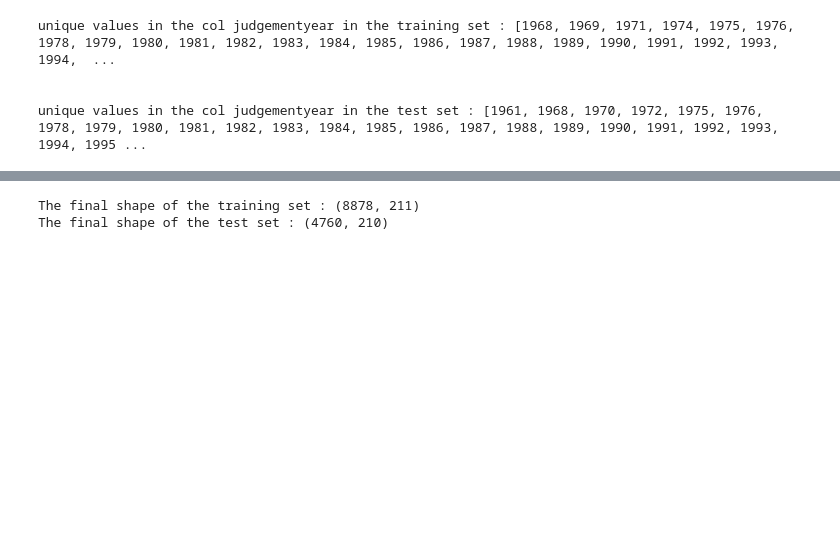
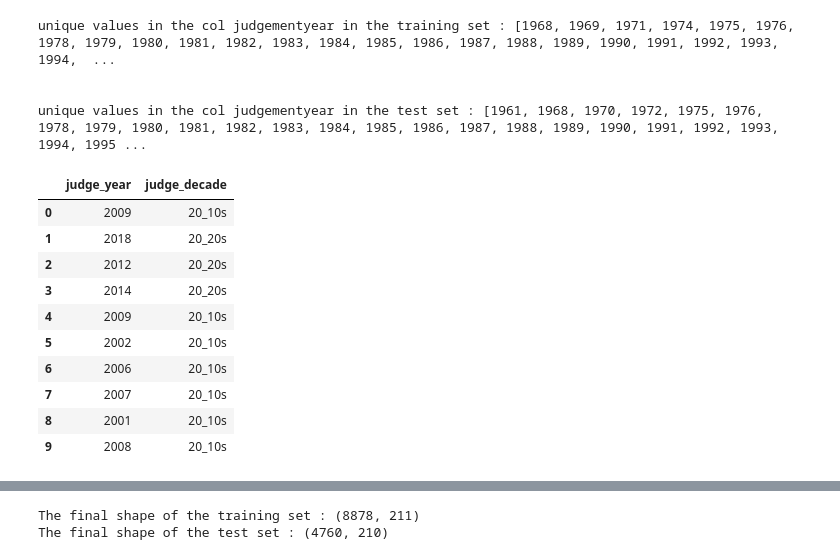
Before and after one commit to nabanitarimpi/customer-grievance-prediction, a Jupyter notebook: predict_grievance.ipynb, the cells around one changed output, grey strips where cells are left out. Saved outputs shown, nothing was run; the diff lists cells and outputs as text; code cells hidden in the pictures; blank space fills up the shorter version.

```diff
--- a/predict_grievance.ipynb
+++ b/predict_grievance.ipynb
@@ -1139,0 +1172,14 @@ unique values in the col judgementyear in the test set : [1961, 1968, 1970, 1972
+# %%
+train_df[['judge_year','judge_decade']][:10]
+# %% [output]
+|  | judge_year | judge_decade |
+| 0 | 2009 | 20_10s |
+| 1 | 2018 | 20_20s |
+| 2 | 2012 | 20_20s |
+| 3 | 2014 | 20_20s |
+| 4 | 2009 | 20_10s |
+| 5 | 2002 | 20_10s |
+| 6 | 2006 | 20_10s |
+| 7 | 2007 | 20_10s |
+| 8 | 2001 | 20_10s |
+| 9 | 2008 | 20_10s |
```
Also changed, not shown: parts of 12 cells of this notebook.
